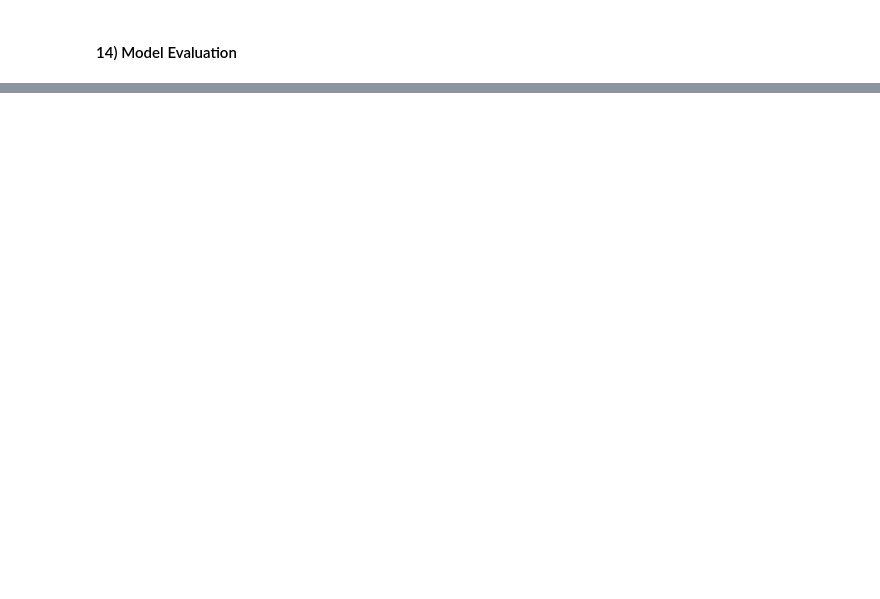
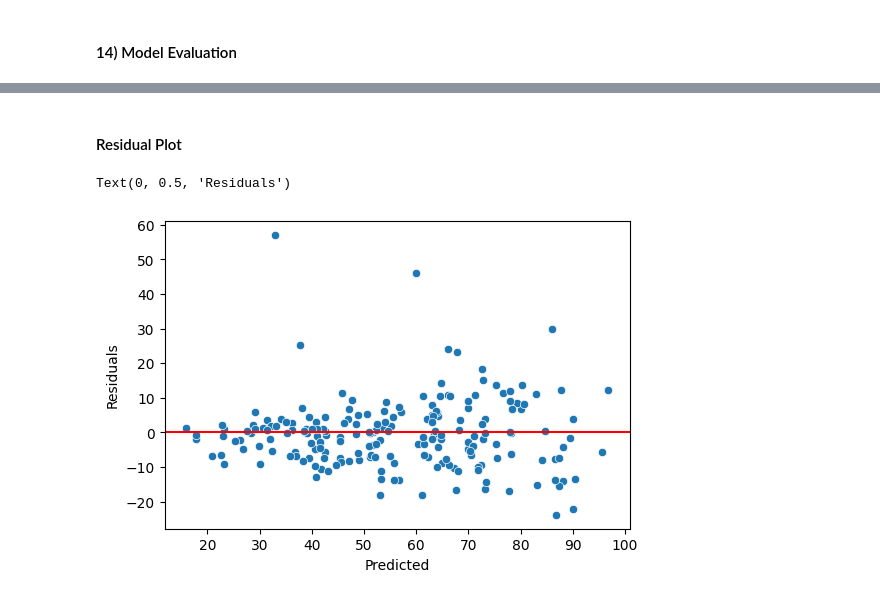
Before and after one commit to Manojg14/delivery-time-prediction-linear-regression, a Jupyter notebook: Notebook/delivery-time-prediction-linear-regression.ipynb, the cells around one changed output, grey strips where cells are left out. Saved outputs shown, nothing was run; the diff lists cells and outputs as text; code cells hidden in the pictures; blank space fills up the shorter version.

Commit message:
commit all
Update the Imagea and Demo Video

```diff
--- a/Notebook/delivery-time-prediction-linear-regression.ipynb
+++ b/Notebook/delivery-time-prediction-linear-regression.ipynb
@@ -620,0 +685,14 @@ R2 Score : 0.7765959953245806
+# %% [markdown]
+#### Residual Plot
+# %%
+residuals = y_test - y_predict
+
+plt.figure(figsize=(6,4))
+sns.scatterplot(x=y_predict,y=residuals)
+
+plt.axhline(0,color='red')
+plt.xlabel("Predicted")
+plt.ylabel("Residuals")
+# %% [output]
+Text(0, 0.5, 'Residuals')
+[figure, added]
```
Also changed, not shown: parts of 18 cells of this notebook, 13 other files.
